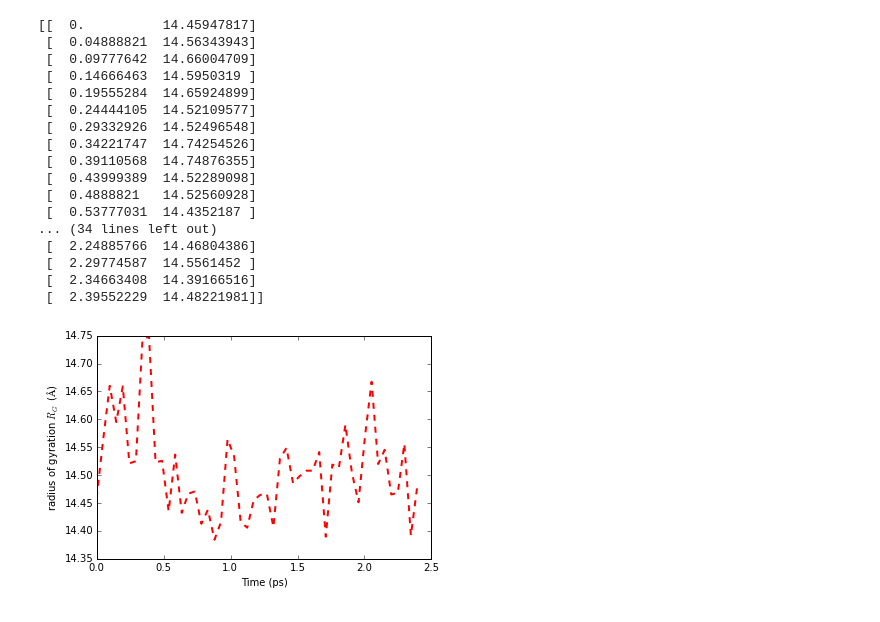
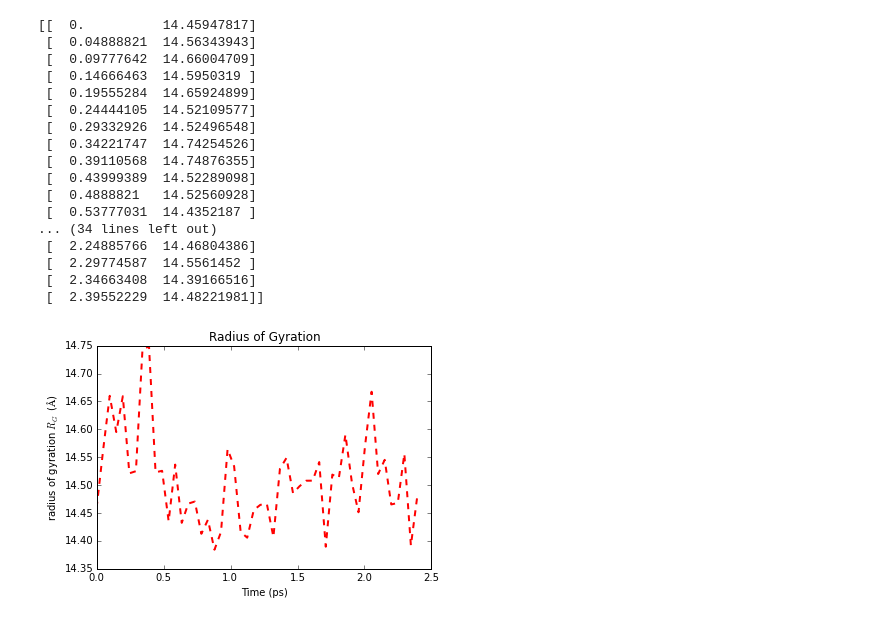
Before and after one commit to mktumbi/SimAnaRep, a Jupyter notebook: SimAnaRep-RoG.ipynb, the cells around one changed output. Saved outputs shown, nothing was run; the diff lists cells and outputs as text; code cells hidden in the pictures.

```diff
--- a/SimAnaRep-RoG.ipynb
+++ b/SimAnaRep-RoG.ipynb
@@ -20,19 +12,18 @@ def Rgyr(u):
         1) matplotlib object for figure.
         2) array with data.
     """
-
     Rgyr = []
     protein = u.select_atoms("protein")
     for ts in u.trajectory:
        Rgyr.append((u.trajectory.time, protein.radius_of_gyration()))
     Rgyr = np.array(Rgyr)
 
-    #print Rgyr
-    #ax = plt.subplot(111)
+    print Rgyr
+    ax = plt.subplot(111)
     ax.plot(Rgyr[:,0], Rgyr[:,1], 'r--', lw=2, label=r"$R_G$")
     ax.set_title("Radius of Gyration")
     ax.set_xlabel("Time (ps)")
     ax.set_ylabel(r"radius of gyration $R_G$ ($\AA$)")
     #ax.figure.savefig("Rgyr.pdf")
-    #plt.draw()
+    plt.draw()
     return  ax, Rgyr
@@ -68,27 +30,26 @@ fig.figure.savefig("test.pdf")
-# %%
-u = MDAnalysis.Universe('41wl_ff.psf','50_frame.dcd')
-pdb = "./41wl_ff.pdb"
-#ref1 = u.trajectory.
-#ref = MDAnalysis.Universe('41wl_ff.psf','50_frame.dcd')
-
-Rgyrdata = Rgyr(u)
-print Rgyrdata
-# %% [output]
-[[  0.          14.45947817]
- [  0.04888821  14.56343943]
- [  0.09777642  14.66004709]
- [  0.14666463  14.5950319 ]
- [  0.19555284  14.65924899]
- [  0.24444105  14.52109577]
- [  0.29332926  14.52496548]
- [  0.34221747  14.74254526]
- [  0.39110568  14.74876355]
- [  0.43999389  14.52289098]
- [  0.4888821   14.52560928]
- [  0.53777031  14.4352187 ]
-... (34 lines left out)
- [  2.24885766  14.46804386]
- [  2.29774587  14.5561452 ]
- [  2.34663408  14.39166516]
- [  2.39552229  14.48221981]]
-[figure, removed]
+# %%
+trj = '50_frame.dcd'
+top = './41wl_ff.psf'
+u = MDAnalysis.Universe(top, trj)
+fig, Rgyrdata = Rgyr(u)
+#np.savetxt("SimAnaRep-RoG.data", Rgyrdata)
+#fig.figure.savefig("SimAnaRep-RoG.pdf")
+# %% [output]
+[[  0.          14.45947817]
+ [  0.04888821  14.56343943]
+ [  0.09777642  14.66004709]
+ [  0.14666463  14.5950319 ]
+ [  0.19555284  14.65924899]
+ [  0.24444105  14.52109577]
+ [  0.29332926  14.52496548]
+ [  0.34221747  14.74254526]
+ [  0.39110568  14.74876355]
+ [  0.43999389  14.52289098]
+ [  0.4888821   14.52560928]
+ [  0.53777031  14.4352187 ]
+... (34 lines left out)
+ [  2.24885766  14.46804386]
+ [  2.29774587  14.5561452 ]
+ [  2.34663408  14.39166516]
+ [  2.39552229  14.48221981]]
+[figure, added]
```
Also changed, not shown: parts of 3 cells of this notebook, 47 other files.
